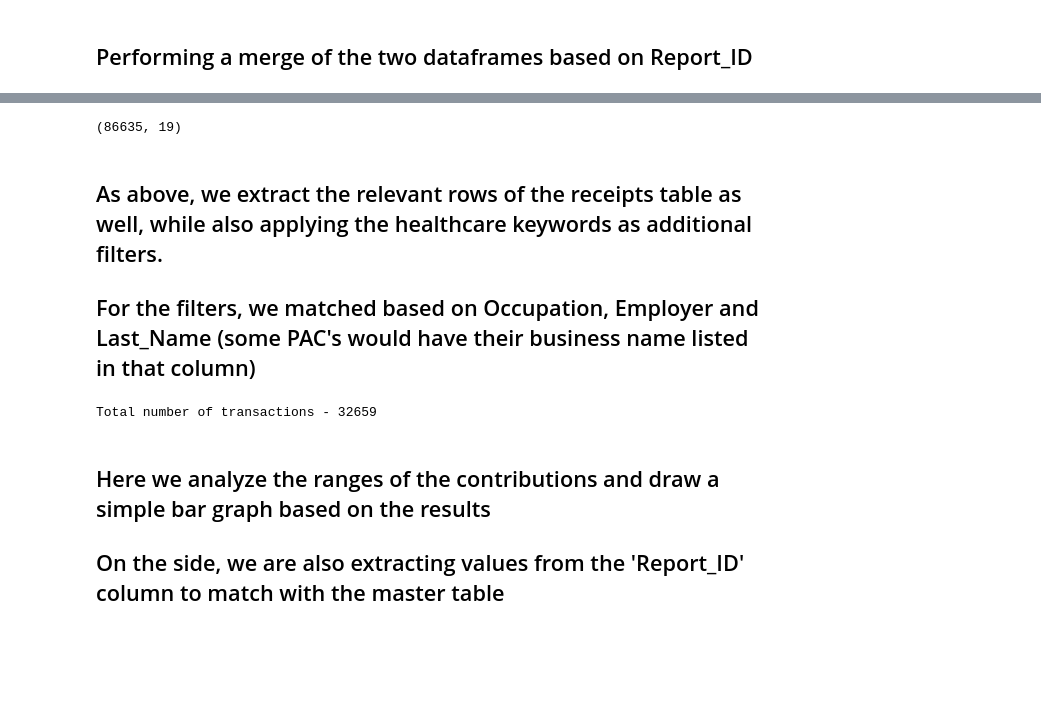
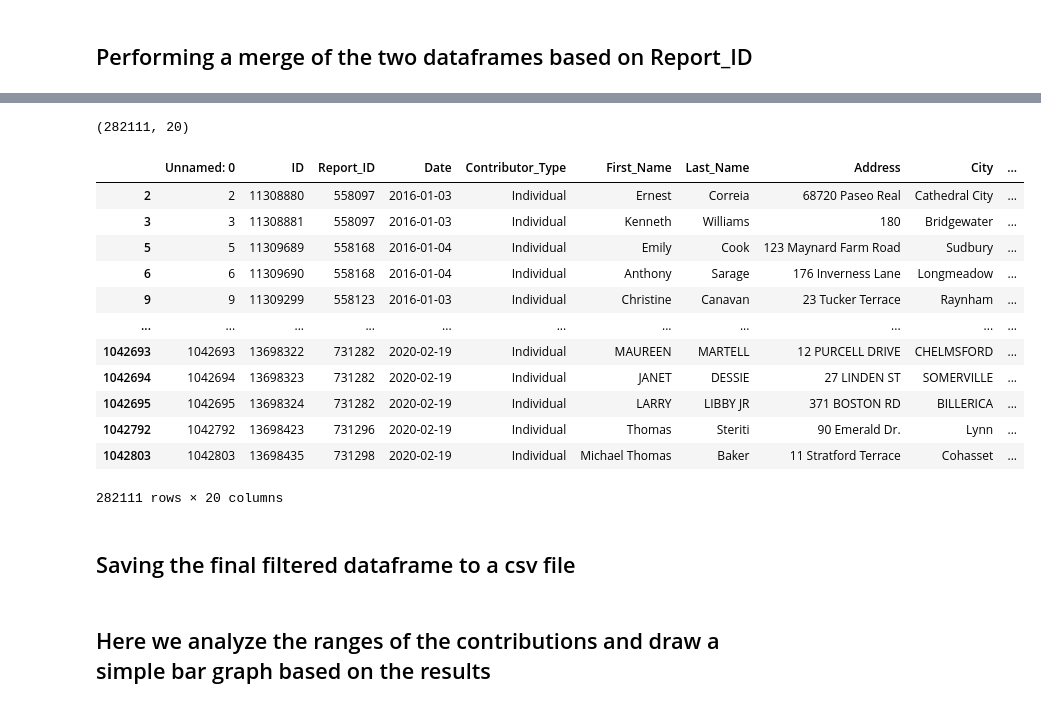
Before and after one commit to BU-Spark/CS506-Spring2020-Projects, a Jupyter notebook: CampaignFinanceScorecard/Code/OCPF/OCPF.ipynb, the cells around one changed output, grey strips where cells are left out. Drawn from its saved outputs; the diff is of its cells as text; code cells hidden in the pictures; blank space fills up the shorter version.

```diff
--- a/CampaignFinanceScorecard/Code/OCPF/OCPF.ipynb
+++ b/CampaignFinanceScorecard/Code/OCPF/OCPF.ipynb
@@ -89,5 +172,10 @@ def check_pacs(df_val, ignore=None):
 # %%
-filtered_df = updated_df[updated_df['Occupation'].apply(check_occ) | updated_df['Employer'].apply(check_occ) | updated_df['Occupation'].apply(check_emp) | updated_df['Employer'].apply(check_emp) | updated_df['Last_Name'].apply(check_occ) | updated_df['Last_Name'].apply(check_pacs) | updated_df['Full_Name'].apply(check_pacs) | updated_df['Full_Name'].apply(check_occ)]
-filtered_df.shape
+recipient_medical = updated_df['Full_Name'].apply(check_occ)
+donor_medical = updated_df['Employer'].apply(check_occ)
+occupations_filter = updated_df['Occupation'].apply(check_occ)
+last_name_occ = updated_df['Last_Name'].apply(check_occ)
+
+employer_filter = updated_df['Employer'].apply(check_emp)
+occ_employer = updated_df['Occupation'].apply(check_emp)
+employer_recipient = updated_df['Full_Name'].apply(check_emp)
+donor_employer = updated_df['Last_Name'].apply(check_emp)
-# %% [output]
-(86635, 19)
@@ -94 +199,23 @@ filtered_df.shape
+# %%
+filtered_df.shape
+# %% [output]
+(282111, 20)
+# %%
+filtered_df
+# %% [output]
+|  | Unnamed: 0 | ID | Report_ID | Date | Contributor_Type | First_Name | Last_Name | Address | City | ... |
+| 2 | 2 | 11308880 | 558097 | 2016-01-03 | Individual | Ernest | Correia | 68720 Paseo Real | Cathedral City | ... |
+| 3 | 3 | 11308881 | 558097 | 2016-01-03 | Individual | Kenneth | Williams | 180 | Bridgewater | ... |
+| 5 | 5 | 11309689 | 558168 | 2016-01-04 | Individual | Emily | Cook | 123 Maynard Farm Road | Sudbury | ... |
+| 6 | 6 | 11309690 | 558168 | 2016-01-04 | Individual | Anthony | Sarage | 176 Inverness Lane | Longmeadow | ... |
+| 9 | 9 | 11309299 | 558123 | 2016-01-03 | Individual | Christine | Canavan | 23 Tucker Terrace | Raynham | ... |
+| ... | ... | ... | ... | ... | ... | ... | ... | ... | ... | ... |
+| 1042693 | 1042693 | 13698322 | 731282 | 2020-02-19 | Individual | MAUREEN | MARTELL | 12 PURCELL DRIVE | CHELMSFORD | ... |
+| 1042694 | 1042694 | 13698323 | 731282 | 2020-02-19 | Individual | JANET | DESSIE | 27 LINDEN ST | SOMERVILLE | ... |
+| 1042695 | 1042695 | 13698324 | 731282 | 2020-02-19 | Individual | LARRY | LIBBY JR | 371 BOSTON RD | BILLERICA | ... |
+| 1042792 | 1042792 | 13698423 | 731296 | 2020-02-19 | Individual | Thomas | Steriti | 90 Emerald Dr. | Lynn | ... |
+| 1042803 | 1042803 | 13698435 | 731298 | 2020-02-19 | Individual | Michael Thomas | Baker | 11 Stratford Terrace | Cohasset | ... |
+282111 rows × 20 columns
+# %% [markdown]
+## Saving the final filtered dataframe to a csv file
 # %%
@@ -96,4 +222,0 @@ filtered_df.to_csv('output.csv')
-# %% [markdown]
-## As above, we extract the relevant rows of the receipts table as well, while also applying the healthcare keywords as additional filters.
-
-## For the filters, we matched based on Occupation, Employer and Last_Name (some PAC's would have their business name listed in that column)
@@ -148,9 +223,3 @@ for i in range(1, len(r)):
-# %%
-print("Total number of transactions - " + str(len(temp_r)))
-# %% [output]
-Total number of transactions - 32659
 # %% [markdown]
 ## Here we analyze the ranges of the contributions and draw a simple bar graph based on the results
-
-## On the side, we are also extracting values from the 'Report_ID' column to match with the master table
 # %%
```
Also changed, not shown: parts of 38 cells of this notebook, 6 other files.
